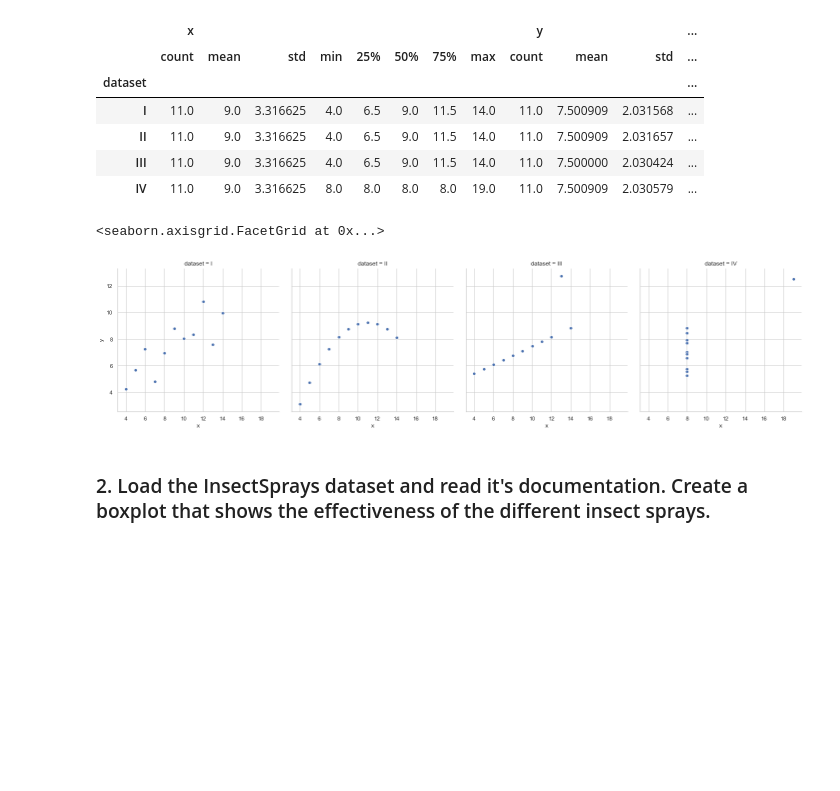
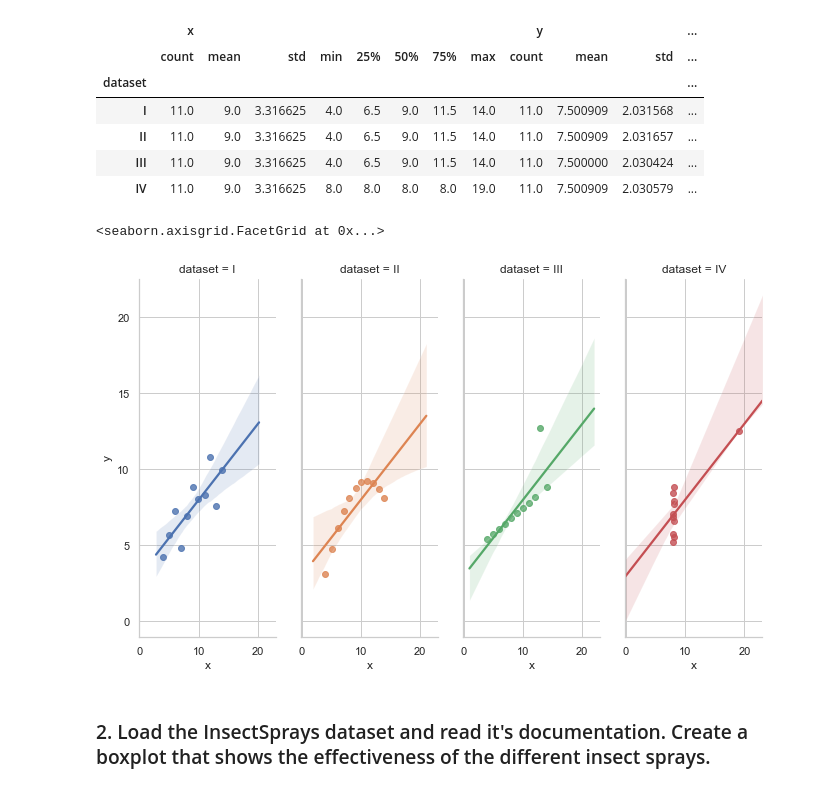
Before and after one commit to escalante-eric/python-exercises, a Jupyter notebook: 4.9_seaborn_exercises.ipynb, the cells around one changed output. Saved outputs shown, nothing was run; the diff lists cells and outputs as text; code cells hidden in the pictures; blank space fills up the shorter version.

```diff
--- a/4.9_seaborn_exercises.ipynb
+++ b/4.9_seaborn_exercises.ipynb
@@ -69,10 +69,10 @@ anscombe.groupby('dataset').describe()
 | III | 11.0 | 9.0 | 3.316625 | 4.0 | 6.5 | 9.0 | 11.5 | 14.0 | 11.0 | 7.500000 | 2.030424 | ... |
 | IV | 11.0 | 9.0 | 3.316625 | 8.0 | 8.0 | 8.0 | 8.0 | 19.0 | 11.0 | 7.500909 | 2.030579 | ... |
 # %%
-sns.relplot(data=anscombe, x='x', y='y', col='dataset')
+sns.lmplot(data=anscombe, x='x', y='y', hue='dataset', col='dataset', height=6, aspect=.4, x_jitter=.1)
 # %% [output]
 <seaborn.axisgrid.FacetGrid at 0x...>
-[figure, old version]
+[figure, new version]
 # %% [markdown]
 ### 2. Load the InsectSprays dataset and read it's documentation. Create a boxplot that shows the effectiveness of the different insect sprays.
 # %%
```
Also changed, not shown: parts of 2 cells of this notebook.
